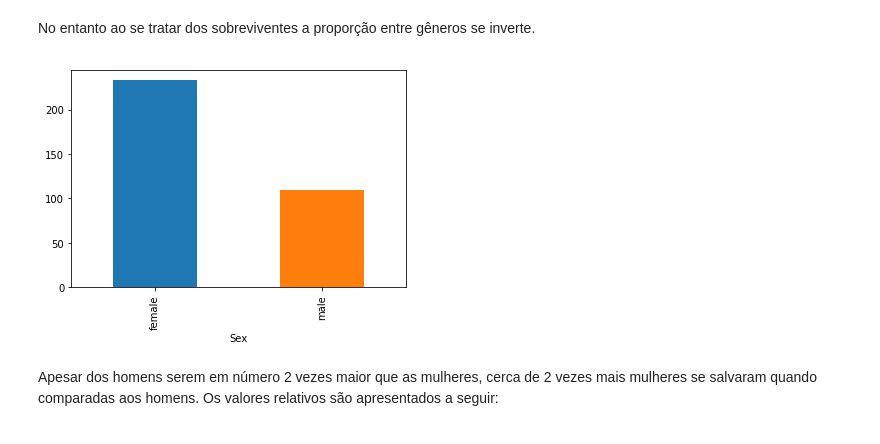
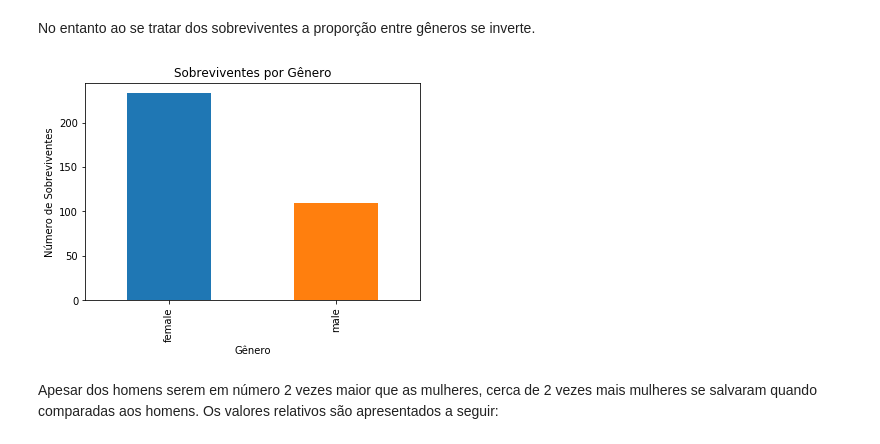
Before and after one commit to felipe-morilla/Projeto-final, a Jupyter notebook: Projeto Final.ipynb, the cells around one changed output. Drawn from its saved outputs; the diff is of its cells as text; code cells hidden in the pictures.

```diff
--- a/Projeto Final.ipynb
+++ b/Projeto Final.ipynb
@@ -210,9 +205,13 @@ plt.title('Distribuição de gênero dos sobreviventes');
 # %% [markdown]
 No entanto ao se tratar dos sobreviventes a proporção entre gêneros se inverte.
 # %%
-df[df['Survived']==1].groupby('Sex')['Survived'].sum().plot(kind='bar');
+df[df['Survived']==1].groupby('Sex')['Survived'].sum().plot(kind='bar')
+
+plt.title('Sobreviventes por Gênero')
+plt.xlabel('Gênero')
+plt.ylabel('Número de Sobreviventes');
 # %% [output]
-[figure, old version]
+[figure, new version]
 # %% [markdown]
 Apesar dos homens serem em número 2 vezes maior que as mulheres, cerca de 2 vezes mais mulheres se salvaram quando comparadas aos homens. Os valores relativos são apresentados a seguir:
 # %%
```
Also changed, not shown: parts of 20 cells of this notebook.
